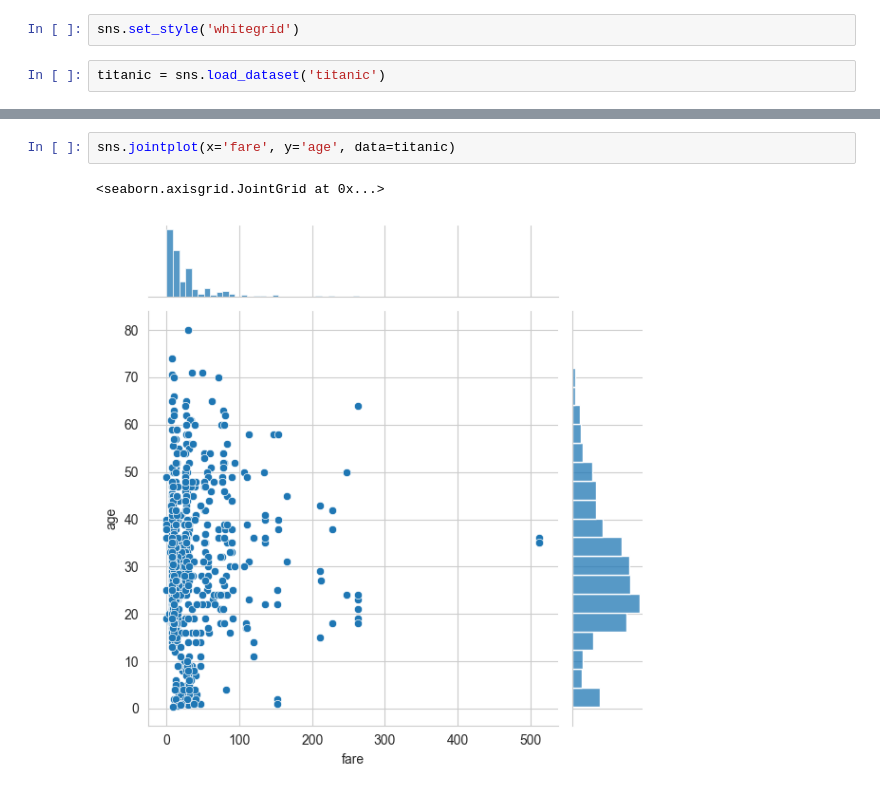
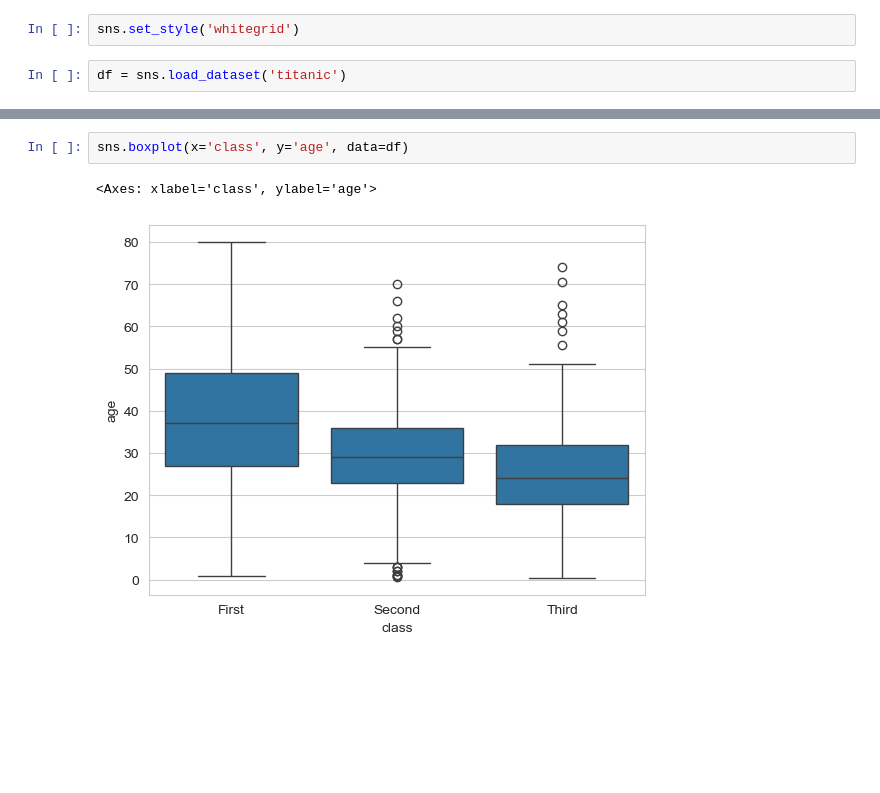
Before and after one commit to casual-coder12/Data-Science--Various-Projects-, a Jupyter notebook: Data Analysis/02 Titanic/Titanic Exercises.ipynb, the cells around one changed output, grey strips where cells are left out. Cells and saved outputs as stored; diff of their text form; blank space fills up the shorter version.

Commit message:
Added new plots

```diff
--- a/Data Analysis/02 Titanic/Titanic Exercises.ipynb
+++ b/Data Analysis/02 Titanic/Titanic Exercises.ipynb
@@ -10,5 +9,5 @@ import pandas as pd
 # %%
 sns.set_style('whitegrid')
 # %%
-titanic = sns.load_dataset('titanic')
+df = sns.load_dataset('titanic')
 # %%
@@ -68,5 +92,5 @@ sns.histplot(filtered_data['fare'], bins=40)
 # %%
-sns.jointplot(x='fare', y='age', data=titanic)
+sns.boxplot(x='class', y='age', data=df)
 # %% [output]
-<seaborn.axisgrid.JointGrid at 0x...>
+<Axes: xlabel='class', ylabel='age'>
-[figure, old version]
+[figure, new version]
```
Also changed, not shown: parts of 22 cells of this notebook.
